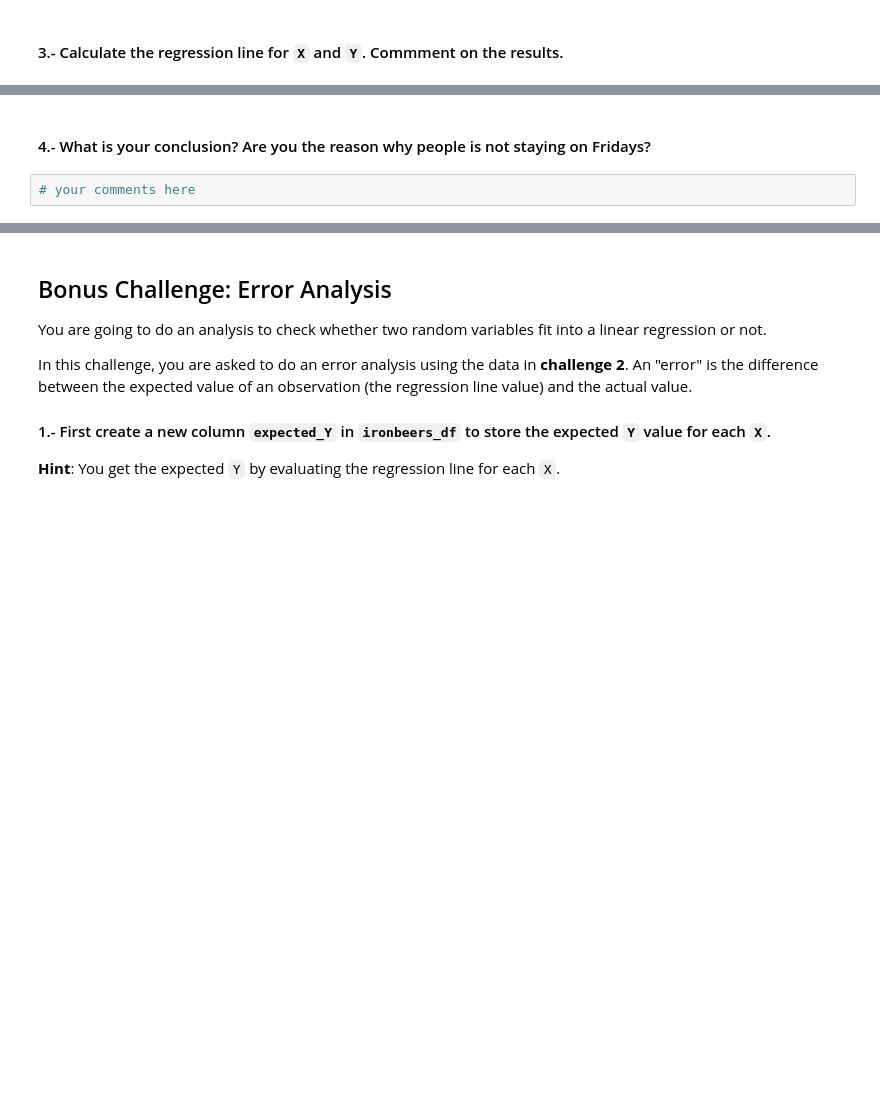
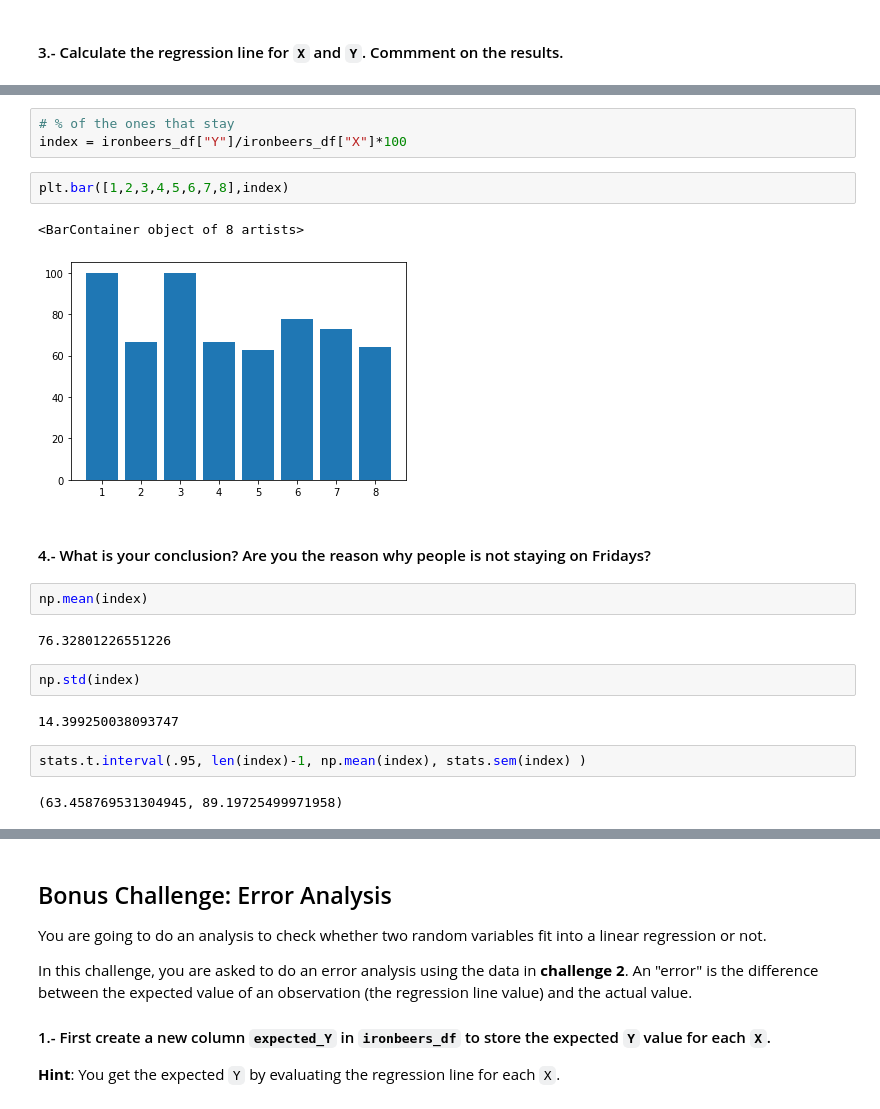
Before and after one commit to ta-data-bcn/lab-linear-regression-correlation, a Jupyter notebook: your-code/main.ipynb, the cells around one changed output, grey strips where cells are left out. Cells and saved outputs as stored; diff of their text form; blank space fills up the shorter version.

```diff
--- a/your-code/main.ipynb
+++ b/your-code/main.ipynb
@@ -167,4 +328,22 @@ ironbeers_df = pd.DataFrame({'X': [1,3,4,6,8,9,11,14], 'Y': [1,2,4,4,5,7,8,9]})
+# %%
+# % of the ones that stay
+index = ironbeers_df["Y"]/ironbeers_df["X"]*100
+# %%
+plt.bar([1,2,3,4,5,6,7,8],index)
+# %% [output]
+<BarContainer object of 8 artists>
+[figure, added]
 # %% [markdown]
 #### 4.- What is your conclusion? Are you the reason why people is not staying on Fridays?
-# %%
-# your comments here
+# %%
+np.mean(index)
+# %% [output]
+76.32801226551226
+# %%
+np.std(index)
+# %% [output]
+14.399250038093747
+# %%
+stats.t.interval(.95, len(index)-1, np.mean(index), stats.sem(index) )
+# %% [output]
+(63.458769531304945, 89.19725499971958)
```
Also changed, not shown: parts of 40 cells of this notebook.
